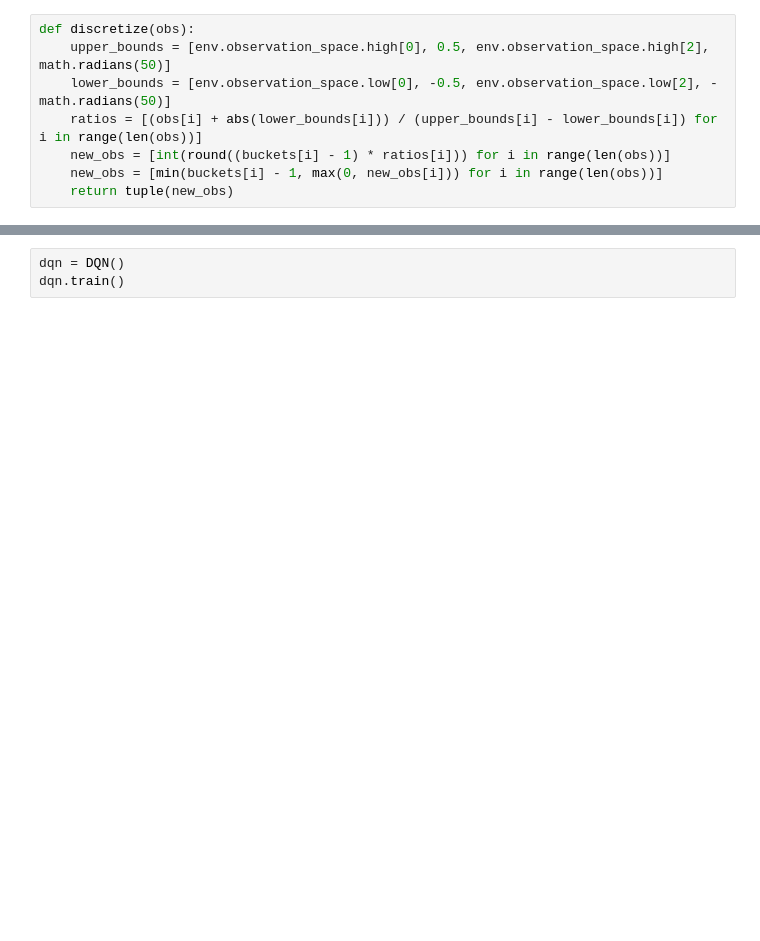
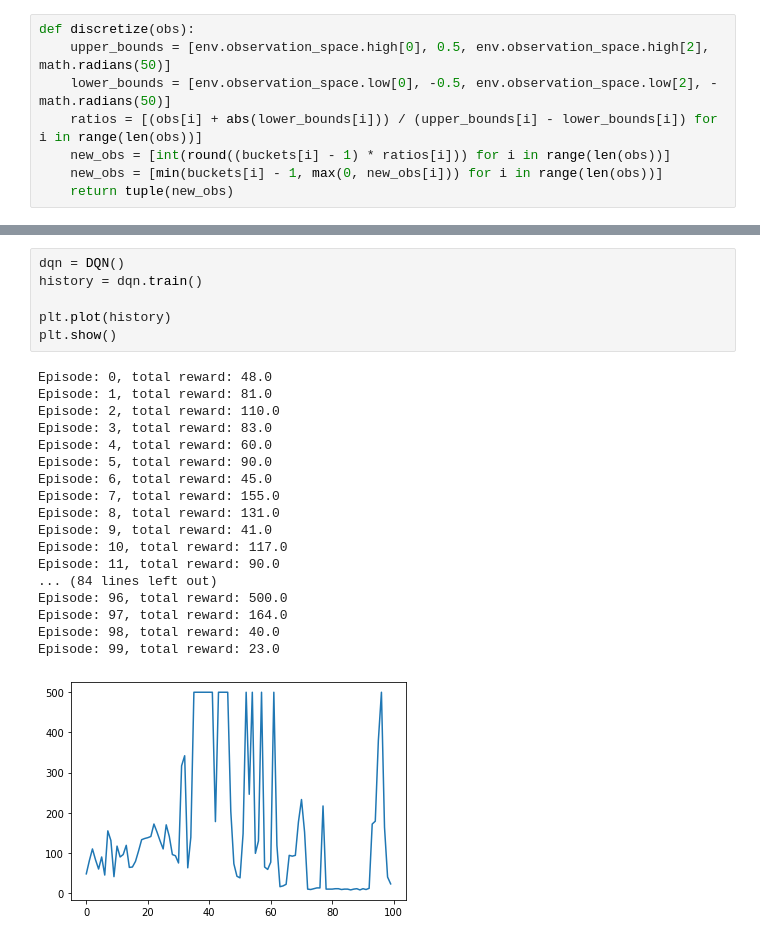
Before and after one commit to ashleve/deep_reinforcement_learning, a Jupyter notebook: cart_pole_experiments.ipynb, the cells around one changed output, grey strips where cells are left out. Drawn from its saved outputs; the diff is of its cells as text; blank space fills up the shorter version.

```diff
--- a/cart_pole_experiments.ipynb
+++ b/cart_pole_experiments.ipynb
@@ -233,3 +273,25 @@ class DQN:
 # %%
 dqn = DQN()
-dqn.train()
+history = dqn.train()
+
+plt.plot(history)
+plt.show()
+# %% [output]
+Episode: 0, total reward: 48.0
+Episode: 1, total reward: 81.0
+Episode: 2, total reward: 110.0
+Episode: 3, total reward: 83.0
+Episode: 4, total reward: 60.0
+Episode: 5, total reward: 90.0
+Episode: 6, total reward: 45.0
+Episode: 7, total reward: 155.0
+Episode: 8, total reward: 131.0
+Episode: 9, total reward: 41.0
+Episode: 10, total reward: 117.0
+Episode: 11, total reward: 90.0
+... (84 lines left out)
+Episode: 96, total reward: 500.0
+Episode: 97, total reward: 164.0
+Episode: 98, total reward: 40.0
+Episode: 99, total reward: 23.0
+[figure, added]
```
Also changed, not shown: parts of 8 cells of this notebook.
